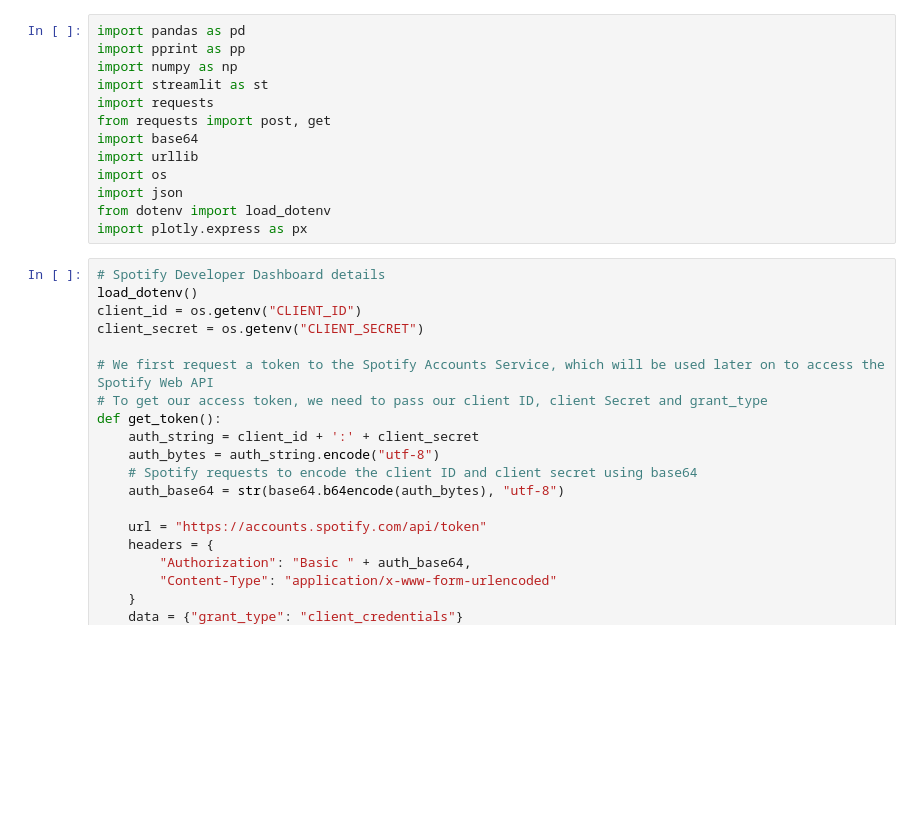
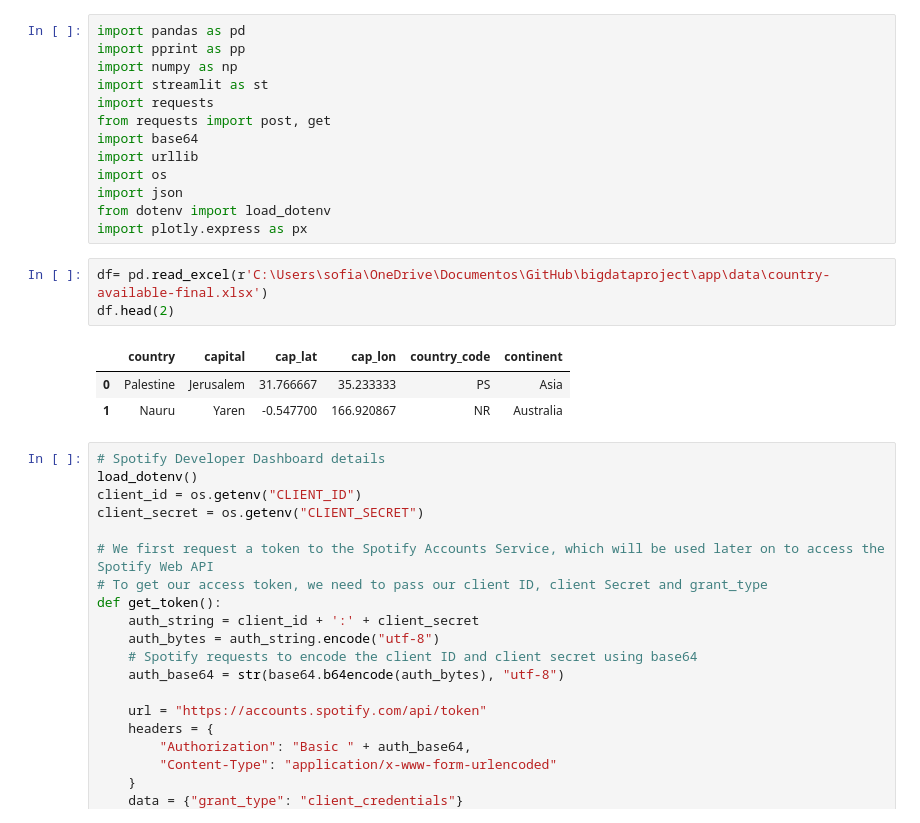
Before and after one commit to vananh-ng/bigdataproject, a Jupyter notebook: Sofi-test.ipynb, the cells around one changed output. Cells and saved outputs as stored; diff of their text form; blank space fills up the shorter version.

```diff
--- a/Sofi-test.ipynb
+++ b/Sofi-test.ipynb
@@ -11,6 +11,13 @@ import os
 import json
 from dotenv import load_dotenv
 import plotly.express as px
+# %%
+df= pd.read_excel(r'C:\Users\sofia\OneDrive\Documentos\GitHub\bigdataproject\app\data\country-available-final.xlsx')
+df.head(2)
+# %% [output]
+|  | country | capital | cap_lat | cap_lon | country_code | continent |
+| 0 | Palestine | Jerusalem | 31.766667 | 35.233333 | PS | Asia |
+| 1 | Nauru | Yaren | -0.547700 | 166.920867 | NR | Australia |
 # %%
 # Spotify Developer Dashboard details
 load_dotenv()
```
Also changed, not shown: parts of 13 cells of this notebook, 1 other file.
